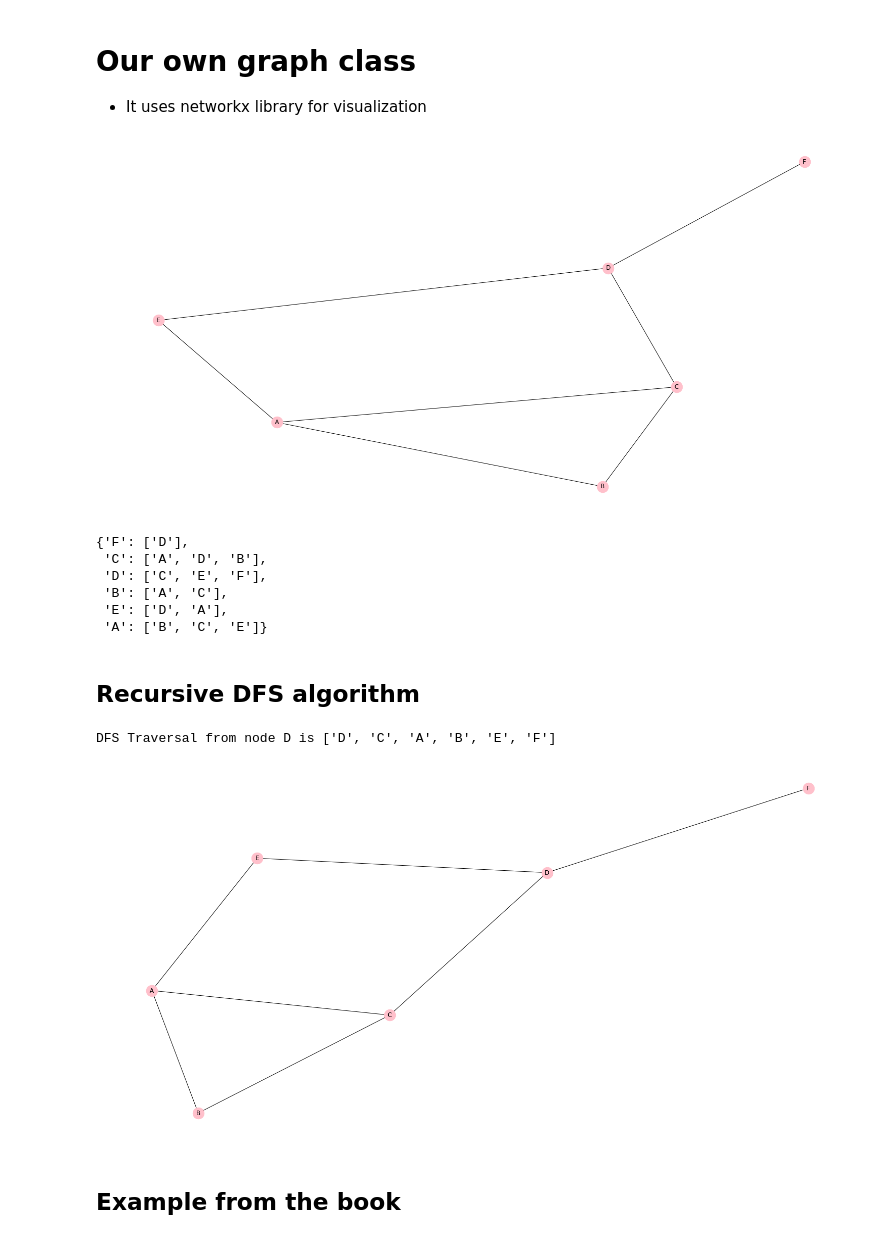
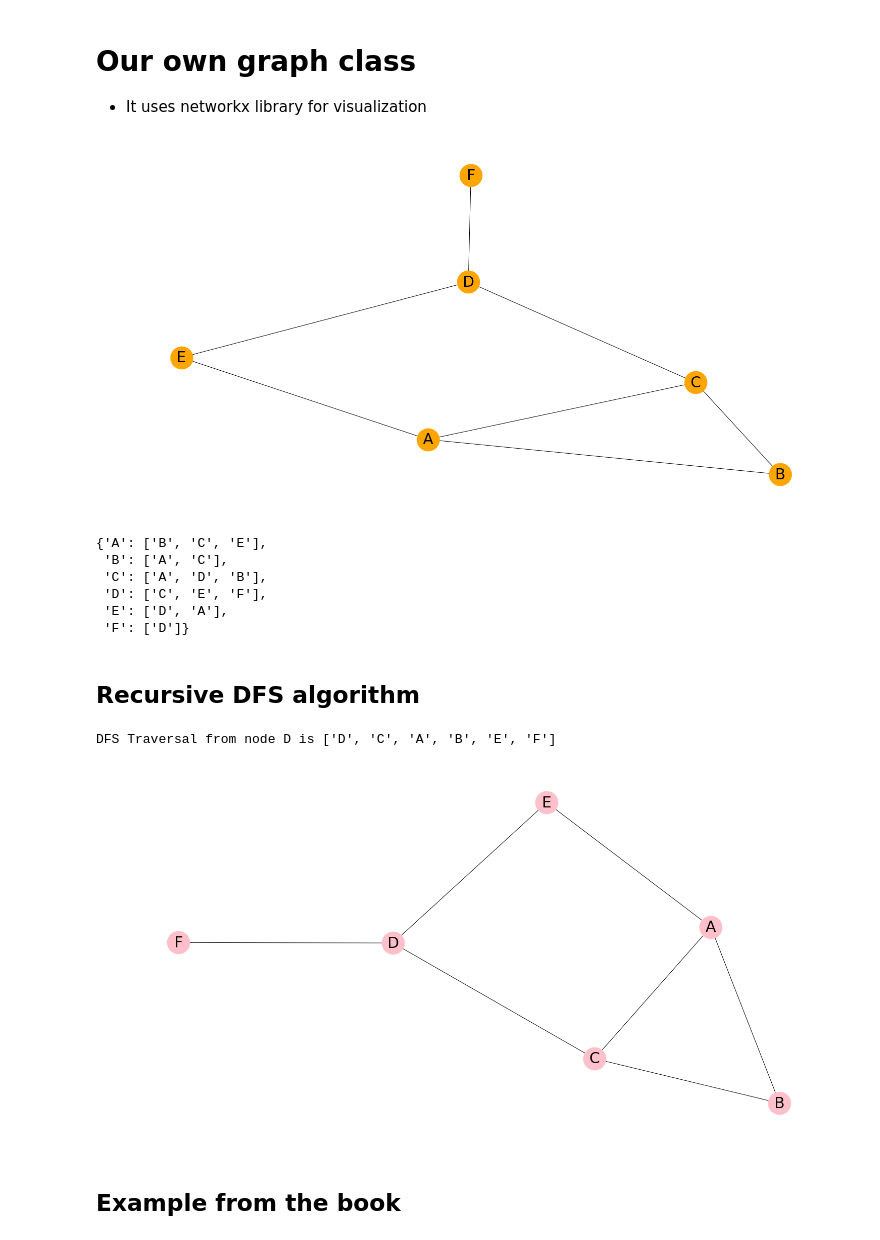
Before and after one commit to uzay00/CMPE232, a Jupyter notebook: 2019/Lecture2 - DFS and handmade graph traversal/Lecture 3 - Handmade Graph Class Preperation.ipynb, the cells around one changed output. Saved outputs shown, nothing was run; the diff lists cells and outputs as text; code cells hidden in the pictures.

```diff
--- a/2019/Lecture2 - DFS and handmade graph traversal/Lecture 3 - Handmade Graph Class Preperation.ipynb
+++ b/2019/Lecture2 - DFS and handmade graph traversal/Lecture 3 - Handmade Graph Class Preperation.ipynb
@@ -2,3 +2,8 @@
 ## Preperation
 # %%
 elist = [('A', 'B'), ('A', 'C'), ('B', 'D')]
+# %%
+sources = []
+for s,t in elist:
+    sources.append(s)
+sources
@@ -44,6 +53,9 @@ class node():
         return [node_s.name for node_s in self.neighbors]
 # %%
 class graph():
+    """
+    undirected graph
+    """
     def __init__(self, elist):
         self.elist = elist
         self.node_names = list(set([s for s,t in elist] + [t for s,t in elist]))
@@ -66,24 +78,24 @@ class graph():
         G = nx.Graph()
         G.add_edges_from(self.elist)
         plt.figure(figsize=(20,10))
-        nx.draw(G, node_size=500, node_color=color, with_labels=True)
+        nx.draw(G, node_size=2000, node_color=color,  font_size=30, with_labels=True)
 # %%
 elist = [('A', 'B'), ('A', 'C'), ('C', 'D'), ('C', 'B'), ('E', 'D'), ('F', 'D'), ('A', 'E')]
 # %%
 G = graph(elist)
 # %%
-G.draw('pink')
+G.draw('orange')
 # %% [output]
-[figure, old version]
+[figure, new version]
 # %%
 G.info()
 # %% [output]
-{'F': ['D'],
+{'A': ['B', 'C', 'E'],
+ 'B': ['A', 'C'],
  'C': ['A', 'D', 'B'],
  'D': ['C', 'E', 'F'],
- 'B': ['A', 'C'],
  'E': ['D', 'A'],
- 'A': ['B', 'C', 'E']}
+ 'F': ['D']}
 # %% [markdown]
 ## Recursive DFS algorithm
 # %%
@@ -110,7 +122,7 @@ G.draw('pink')
 print('DFS Traversal from node {} is {}'.format(s_name, dfs.traversal))
 # %% [output]
 DFS Traversal from node D is ['D', 'C', 'A', 'B', 'E', 'F']
-[figure, old version]
+[figure, new version]
 # %% [markdown]
 ## Example from the book
 # %%
```
Also changed, not shown: parts of 7 cells of this notebook, 14 other files.
